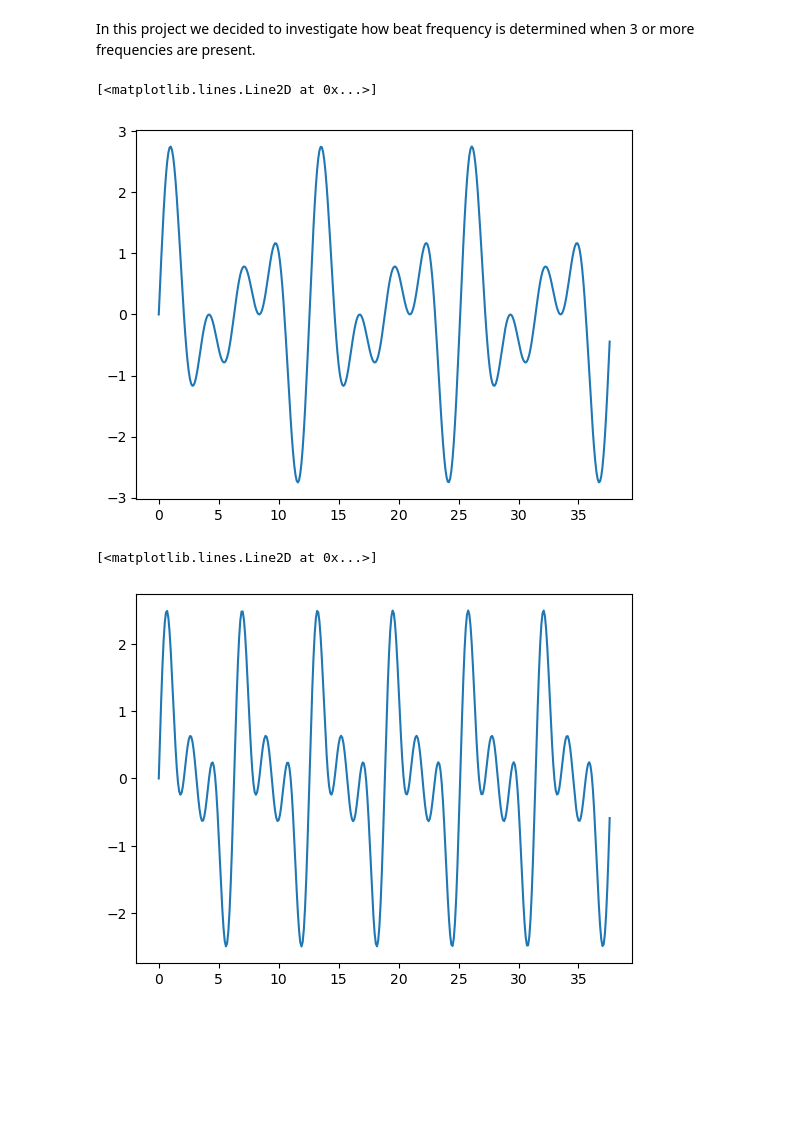
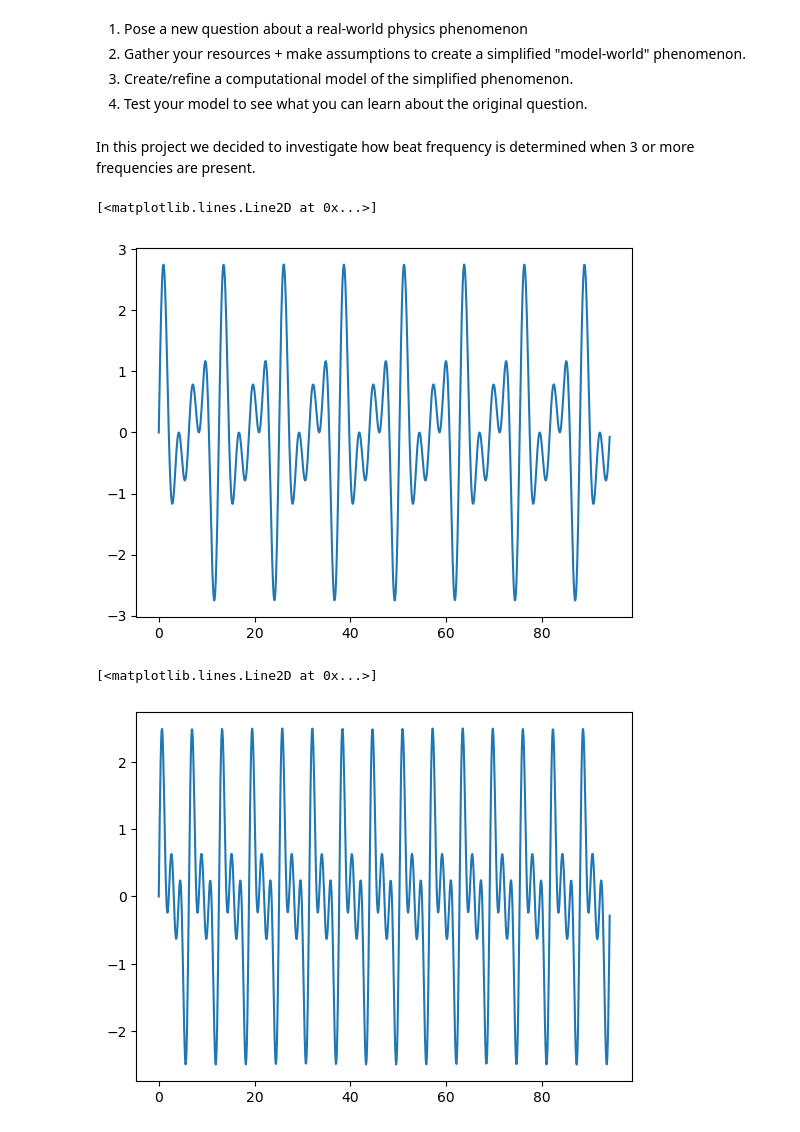
Before and after one commit to carterjh7/sturdyzwei, a Jupyter notebook: ProjectIdeas.ipynb, the cells around one changed output. Drawn from its saved outputs; the diff is of its cells as text; code cells hidden in the pictures; blank space fills up the shorter version.

```diff
--- a/ProjectIdeas.ipynb
+++ b/ProjectIdeas.ipynb
@@ -1,24 +1,30 @@
+# %% [markdown]
+1. Pose a new question about a real-world physics phenomenon
+2. Gather your resources + make assumptions to create a simplified "model-world" phenomenon.
+3. Create/refine a computational model of the simplified phenomenon.
+4. Test your model to see what you can learn about the original question.
 # %% [markdown]
 In this project we decided to investigate how beat frequency is determined when 3 or more frequencies are present.
 # %%
 import matplotlib.pyplot as plt
 import numpy as np
 
 
-t = np.arange(0, 12*np.pi, 0.1)
+t = np.arange(0, 30*np.pi, 0.1)
 
 #Function is the superposition of 3 sine functions with different frequencies
 func1 = np.sin(t) + np.sin(2*t) + np.sin(1.5*t)
 
 plt.plot(t, func1)
 #plt.axis((-1,7,-1,1))
 
 #Beat period appears to be about 4 pi
 # %% [output]
 [<matplotlib.lines.Line2D at 0x...>]
-[figure, old version]
+[figure, new version]
 # %%
 func2 = np.sin(t) + np.sin(2*t) + np.sin(3*t)
+
 
 plt.plot(t, func2)
 #plt.axis((-1,7,-1,1))
@@ -26,7 +32,7 @@ plt.plot(t, func2)
 #Beat period appears to be about 2 pi
 # %% [output]
 [<matplotlib.lines.Line2D at 0x...>]
-[figure, old version]
+[figure, new version]
 # %%
 #Func 3 is just function 2 but scaled so that each frequency is twice the frequency present in func2
 func3 = np.sin(2*t) + np.sin(4*t) + np.sin(6*t)
```
Also changed, not shown: parts of 17 cells of this notebook.
